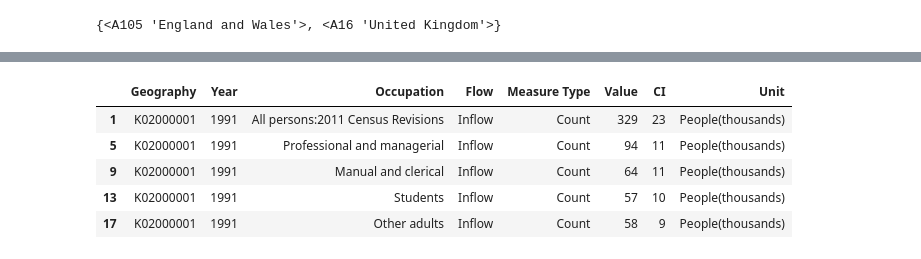
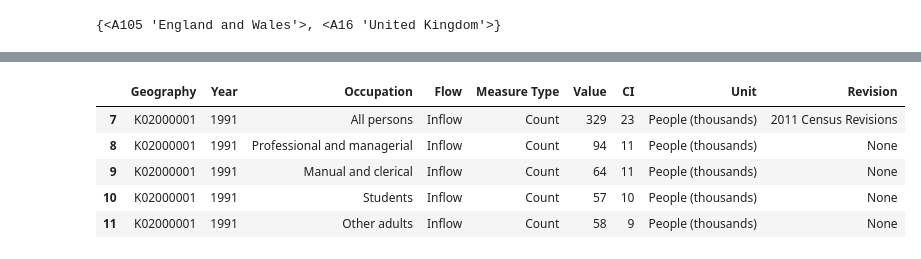
Before and after one commit to GSS-Cogs/ONS-LTIM-Occupation, a Jupyter notebook: Long-term international migration 2.05 Occupation tidydata.ipynb, the cells around one changed output, grey strips where cells are left out. Cells and saved outputs as stored; diff of their text form; code cells hidden in the pictures.

Commit message:
Revision

```diff
--- a/Long-term international migration 2.05 Occupation tidydata.ipynb
+++ b/Long-term international migration 2.05 Occupation tidydata.ipynb
@@ -489,0 +381,6 @@ Final_table['Geography'] = Final_table['Geography'].map(lambda cell:cell.replace
+# %%
+new_table['CI'] = pd.to_numeric(new_table['CI'], errors='coerce').fillna(0)
+# %%
+new_table['CI'] = new_table['CI'].astype(int)
+# %%
+new_table = new_table[new_table['Year'] !=  0 ]
@@ -490,14 +403,14 @@ Final_table['Geography'] = Final_table['Geography'].map(lambda cell:cell.replace
 # %%
-Final_table = Final_table[['Geography','Year','Occupation','Flow','Measure Type','Value', 'CI','Unit']]
+new_table = new_table[['Geography','Year','Occupation','Flow','Measure Type','Value', 'CI','Unit','Revision']]
 # %%
-Final_table.head(5)
+new_table.head(5)
 # %% [output]
-|  | Geography | Year | Occupation | Flow | Measure Type | Value | CI | Unit |
-| 1 | K02000001 | 1991 | All persons:2011 Census Revisions | Inflow | Count | 329 | 23 | People(thousands) |
-| 5 | K02000001 | 1991 | Professional and managerial | Inflow | Count | 94 | 11 | People(thousands) |
-| 9 | K02000001 | 1991 | Manual and clerical | Inflow | Count | 64 | 11 | People(thousands) |
-| 13 | K02000001 | 1991 | Students | Inflow | Count | 57 | 10 | People(thousands) |
-| 17 | K02000001 | 1991 | Other adults | Inflow | Count | 58 | 9 | People(thousands) |
+|  | Geography | Year | Occupation | Flow | Measure Type | Value | CI | Unit | Revision |
+| 7 | K02000001 | 1991 | All persons | Inflow | Count | 329 | 23 | People (thousands) | 2011 Census Revisions |
+| 8 | K02000001 | 1991 | Professional and managerial | Inflow | Count | 94 | 11 | People (thousands) | None |
+| 9 | K02000001 | 1991 | Manual and clerical | Inflow | Count | 64 | 11 | People (thousands) | None |
+| 10 | K02000001 | 1991 | Students | Inflow | Count | 57 | 10 | People (thousands) | None |
+| 11 | K02000001 | 1991 | Other adults | Inflow | Count | 58 | 9 | People (thousands) | None |
 # %%
 destinationFolder = Path('out')
 destinationFolder.mkdir(exist_ok=True, parents=True)
```
Also changed, not shown: parts of 77 cells of this notebook.
